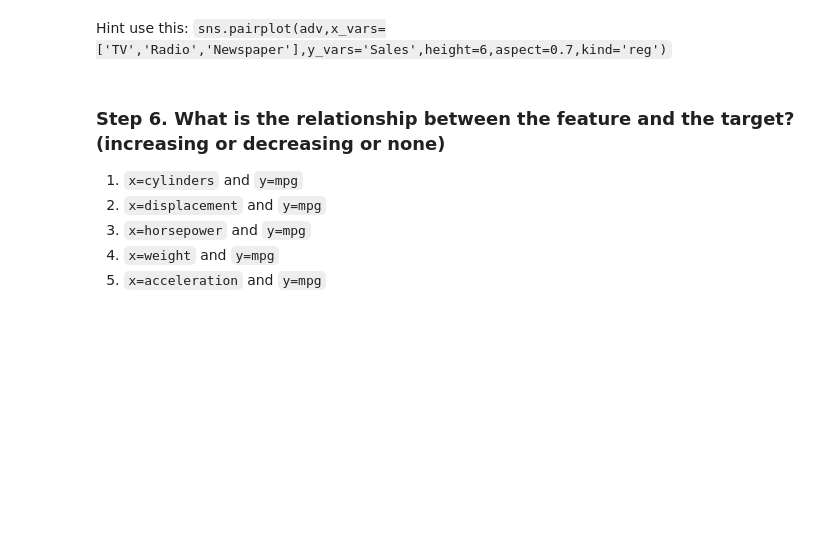
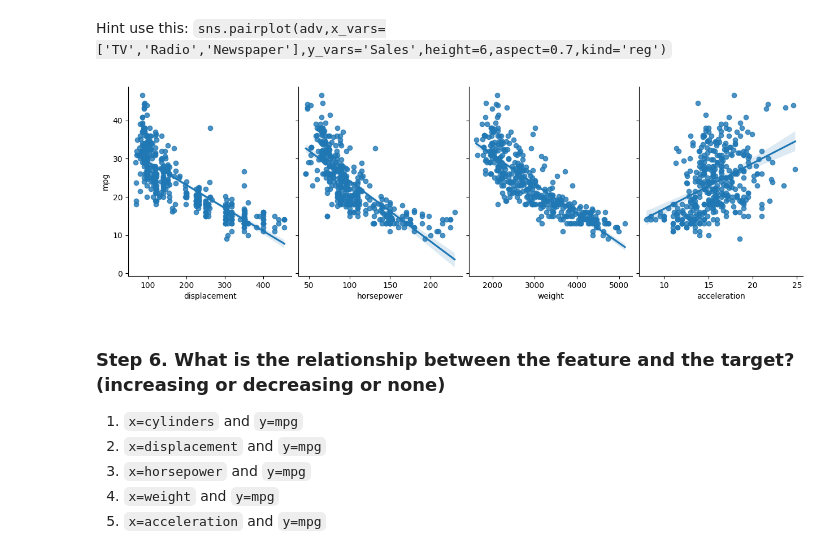
Before and after one commit to ibtihalalf/Exercises1, a Jupyter notebook: Week3/M2/ex2_multi_reg.ipynb, the cells around one changed output. Cells and saved outputs as stored; diff of their text form; code cells hidden in the pictures; blank space fills up the shorter version.

```diff
--- a/Week3/M2/ex2_multi_reg.ipynb
+++ b/Week3/M2/ex2_multi_reg.ipynb
@@ -41,7 +41,8 @@ df
 # %% [markdown]
 ### Step 2.a Assign variables `X` to the features and `y` to the target
 # %%
-X = df.drop(columns=("mpg"))
+df[['cylinders', 'model_year', 'origin']] = df[['cylinders', 'model_year', 'origin']].astype('category')
+X = df.drop(columns=["mpg" , "car_name"])
 y = df["mpg"]
 # %% [markdown]
 ### Step 2.b print the type of each
@@ -72,6 +95,24 @@ y shape :  (398,)
 ### Step 5. Plot each of the features vs the target
 # %% [markdown]
 Hint use this: `sns.pairplot(adv,x_vars=['TV','Radio','Newspaper'],y_vars='Sales',height=6,aspect=0.7,kind='reg')`
+# %%
+import seaborn as sns
+import matplotlib.pyplot as plt
+
+num_features = ['displacement', 'horsepower', 'weight', 'acceleration']
+
+sns.pairplot(
+    df,
+    x_vars=num_features,
+    y_vars='mpg',
+    height=4,
+    aspect=0.8,
+    kind='reg'
+)
+
+plt.show()
+# %% [output]
+[figure, added]
 # %% [markdown]
 ### Step 6. What is the relationship between the feature and the target? (increasing or decreasing or none)
 
```
Also changed, not shown: parts of 3 cells of this notebook.
